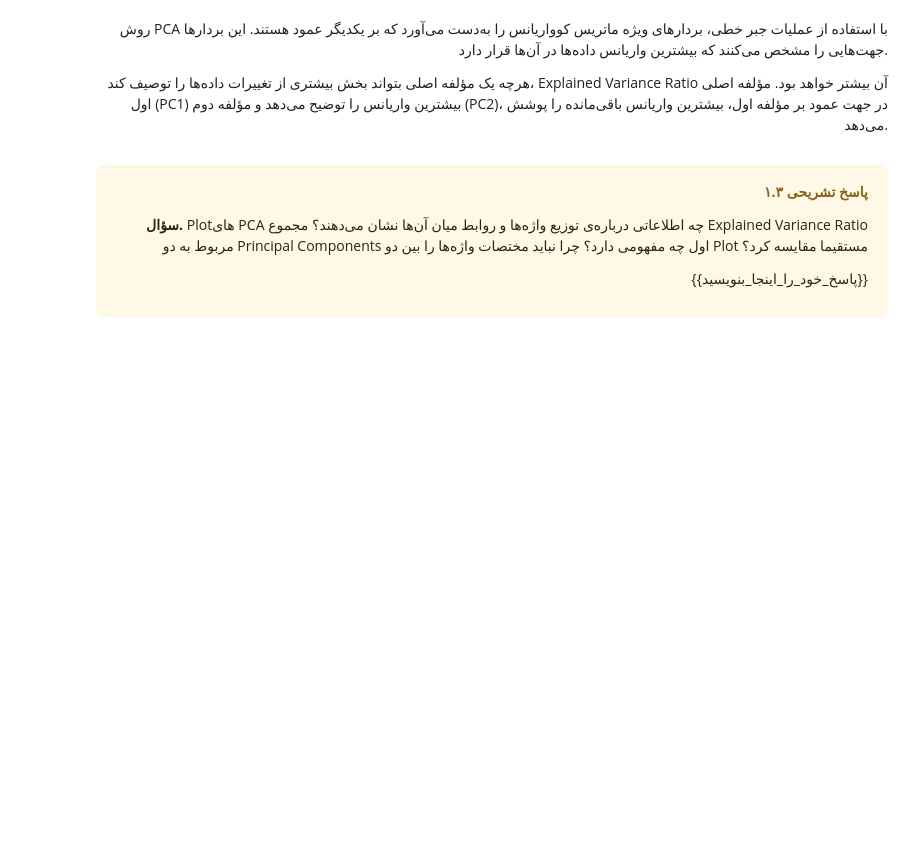
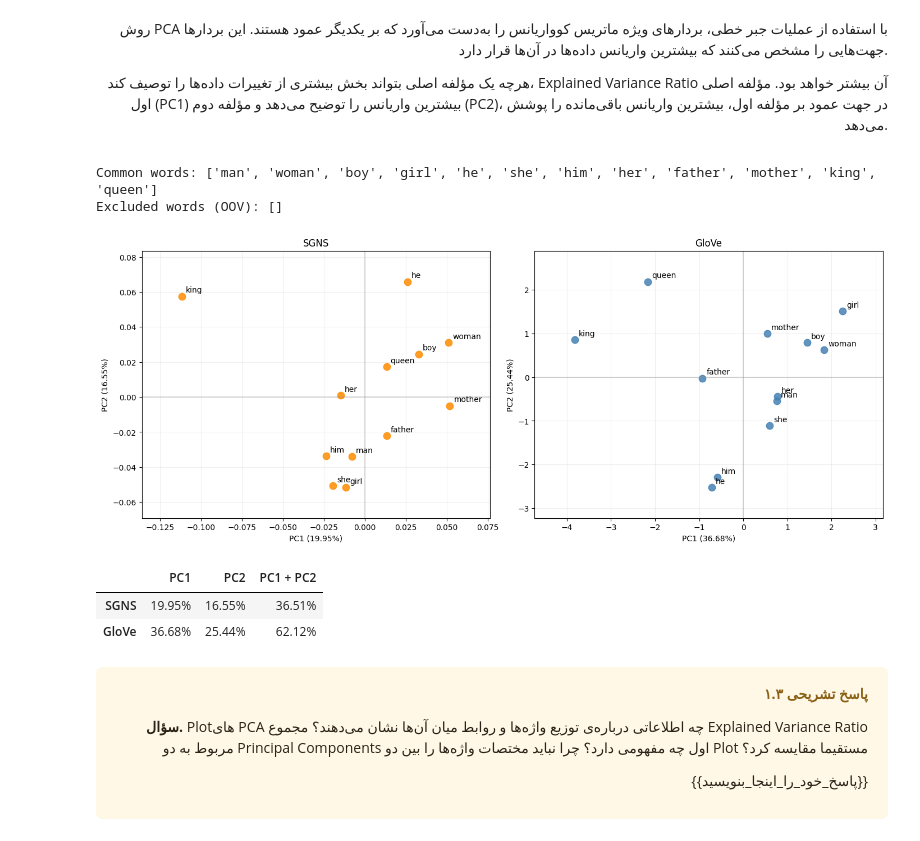
Before and after one commit to ILoveBacteria/nlp-homework, a Jupyter notebook: hw2/NLP_CA2.ipynb, the cells around one changed output. Drawn from its saved outputs; the diff is of its cells as text; code cells hidden in the pictures; blank space fills up the shorter version.

```diff
--- a/hw2/NLP_CA2.ipynb
+++ b/hw2/NLP_CA2.ipynb
@@ -1373,22 +1278,52 @@ GloVe Explained Variance: 62.12%
 # %%
 # ==============================================================
 # Part 1.3 - PCA visualization
 # ==============================================================
 
 words_to_plot = [
     "man", "woman", "boy", "girl",
     "he", "she", "him", "her",
     "father", "mother", "king", "queen",
 ]
 
 # TODO: Apply PCA to the selected SGNS embeddings and plot the results.
-# WRITE YOUR CODE HERE
+common_words = [word for word in words_to_plot if word in word_to_index and word in glove_embeddings]
+missing_words = [word for word in words_to_plot if word not in common_words]
+print("Common words:", common_words)
+print("Excluded words (OOV):", missing_words)
+if len(common_words) < 2:
+    raise ValueError("PCA requires at least two of the selected words in both models.")
+
+sgns_rows = [word_to_index[word] for word in common_words]
+sgns_vectors = sgns_embeddings[sgns_rows].detach().cpu().numpy()
+pca_sgns = PCA(n_components=2)
+sgns_2d = pca_sgns.fit_transform(sgns_vectors)
+
+fig, axes = plt.subplots(1, 2, figsize=(14, 5.5), layout="constrained")
+plot_word_projection(axes[0], sgns_2d, common_words, pca_sgns, "SGNS", "darkorange")
 
 # TODO: Apply PCA separately to the selected GloVe embeddings and plot them.
-# WRITE YOUR CODE HERE
+glove_vectors = np.stack([glove_embeddings[word] for word in common_words])
+pca_glove = PCA(n_components=2)
+glove_2d = pca_glove.fit_transform(glove_vectors)
+plot_word_projection(axes[1], glove_2d, common_words, pca_glove, "GloVe", "steelblue")
+plt.show()
 
 # TODO: Report the explained variance for the first two components.
-# WRITE YOUR CODE HERE
+variance_table = pd.DataFrame(
+    [pca_sgns.explained_variance_ratio_, pca_glove.explained_variance_ratio_],
+    index=["SGNS", "GloVe"],
+    columns=["PC1", "PC2"],
+)
+variance_table["PC1 + PC2"] = variance_table.sum(axis=1)
+display(variance_table.style.format("{:.2%}"))
+# %% [output]
+Common words: ['man', 'woman', 'boy', 'girl', 'he', 'she', 'him', 'her', 'father', 'mother', 'king', 'queen']
+Excluded words (OOV): []
+[figure, added]
+|  | PC1 | PC2 | PC1 + PC2 |
+| SGNS | 19.95% | 16.55% | 36.51% |
+| GloVe | 36.68% | 25.44% | 62.12% |
 # %% [markdown]
 <div dir="rtl" style="box-sizing:border-box; max-width:100%; background-color:#FFF8E7; color:#2B2317; border-right:4px solid #D9A441; border-radius:6px; padding:16px 20px; margin:6px 0; line-height:1.9; text-align:right; overflow-wrap:break-word;">
 
```
Also changed, not shown: parts of 44 cells of this notebook.
